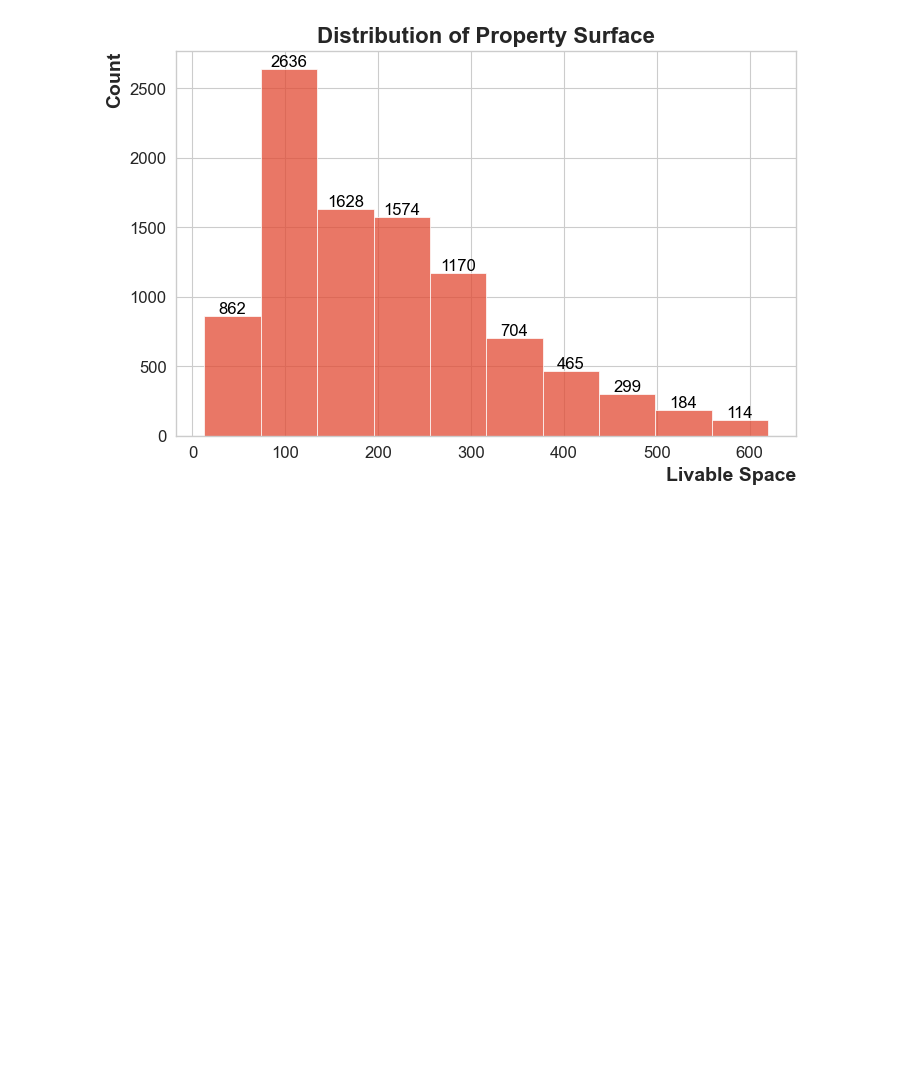
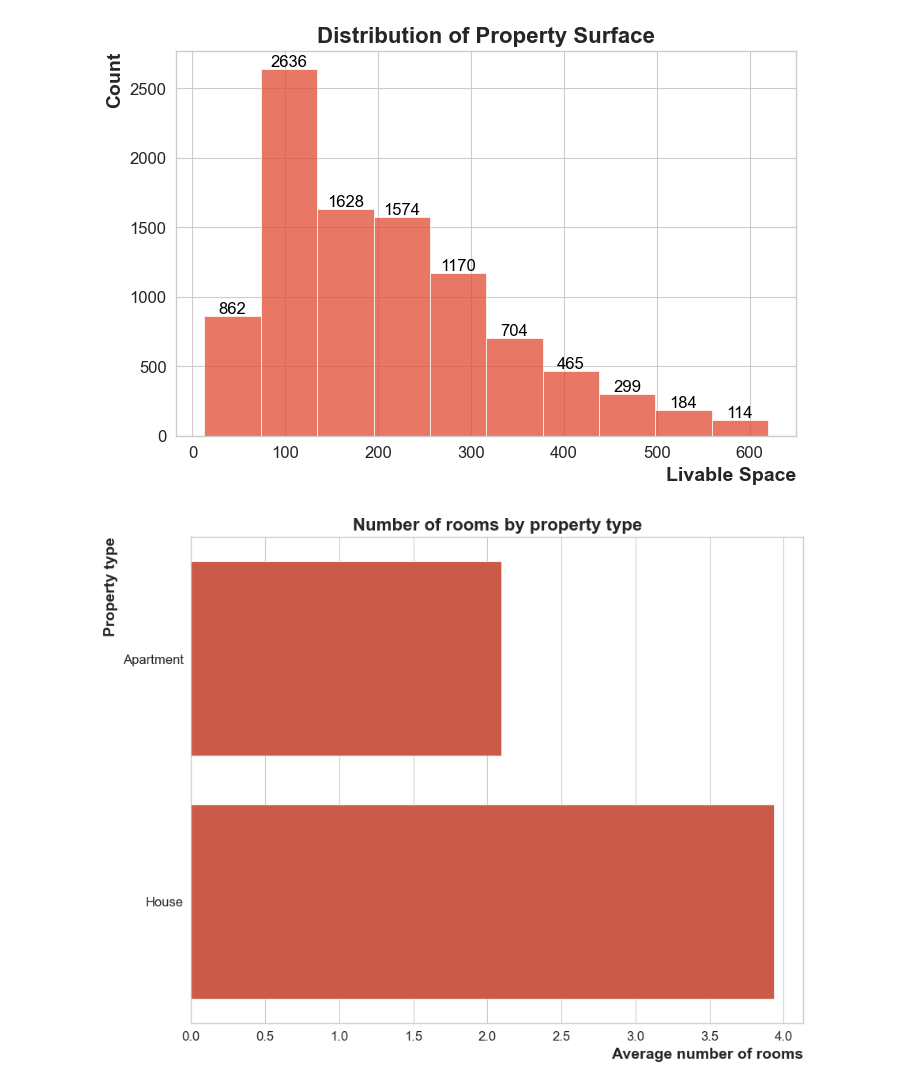
Before and after one commit to BeatrizJover/Data_analysis, a Jupyter notebook: charts.ipynb, the cells around one changed output. Cells and saved outputs as stored; diff of their text form; code cells hidden in the pictures; blank space fills up the shorter version.

Commit message:
No outliers dataset

```diff
--- a/charts.ipynb
+++ b/charts.ipynb
@@ -252,3 +254,16 @@ plt.yticks(fontsize = 12)
 plt.show()
 # %% [output]
 [figure]
+# %%
+df_type_room = no_outliers_space.groupby(by = 'Type of Property')[['Number of Rooms']].mean()
+plt.figure(figsize = [10, 8])
+sns.set_style('whitegrid')
+sns.barplot(data = df_type_room, y = 'Type of Property', x='Number of Rooms', orient = 'h')
+plt.title("Number of rooms by property type", fontsize = 16, fontweight = 'bold')
+plt.xlabel('Average number of rooms', fontsize = 14, fontweight = 'bold', loc = 'right')
+plt.ylabel('Property type', fontsize = 14, fontweight = 'bold', loc = 'top')
+plt.xticks(fontsize = 12)
+plt.yticks(fontsize = 12)
+plt.show()
+# %% [output]
+[figure, added]
```
Also changed, not shown: parts of 11 cells of this notebook.
